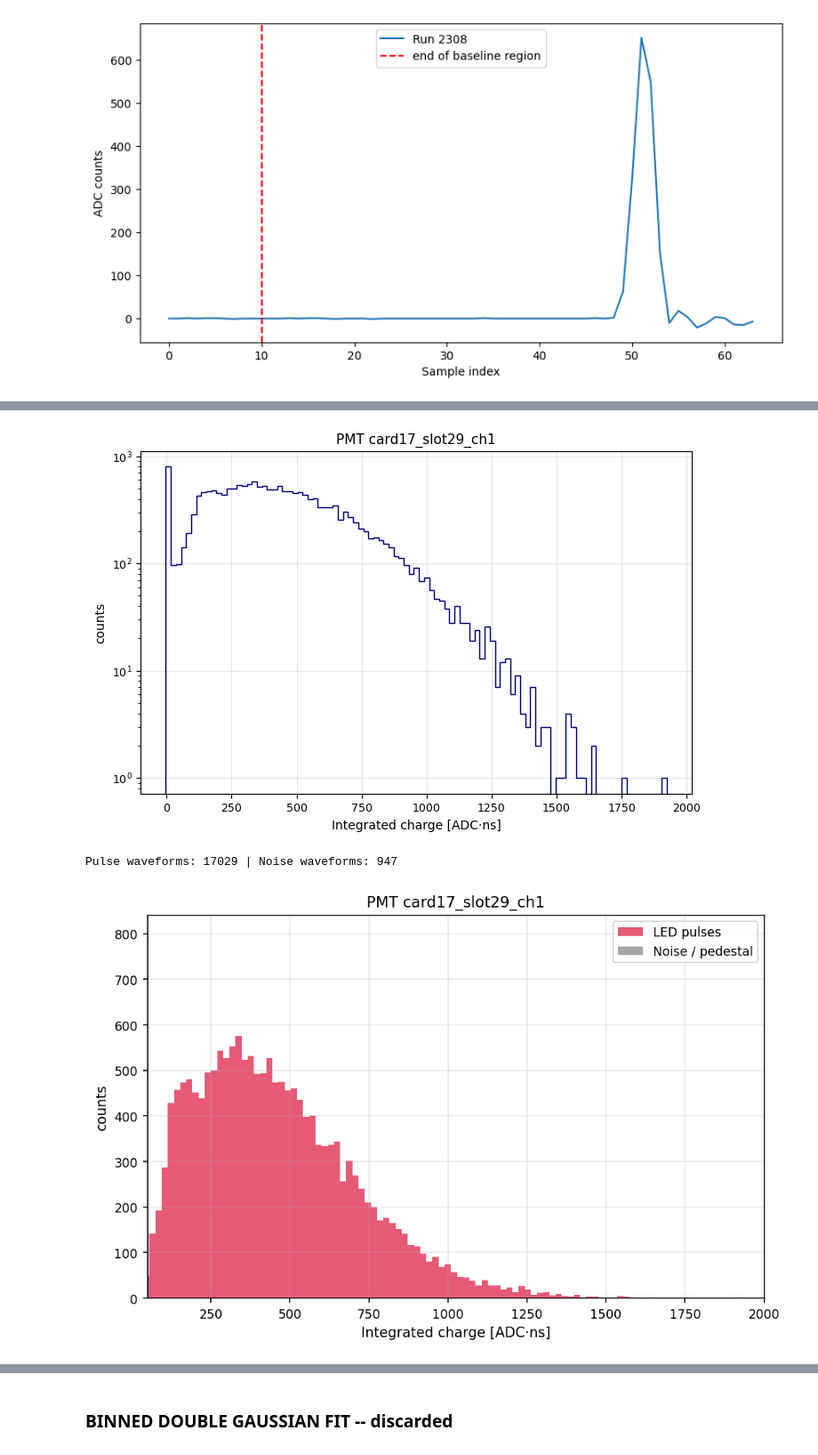
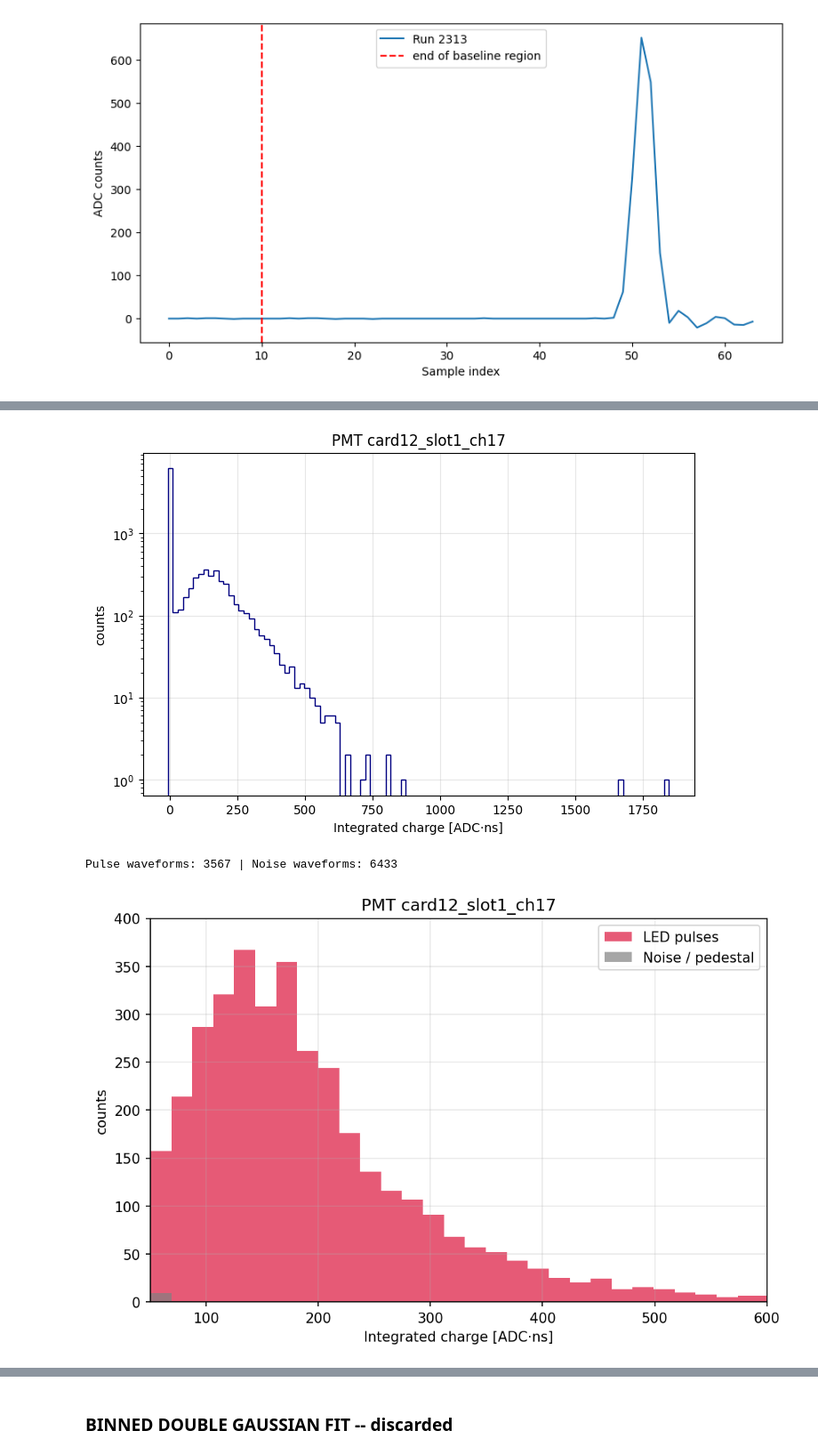
Before and after one commit to elenaramos44/WCTE_MC-Data_Validation_with_GAIN_Calibration, a Jupyter notebook: CALIBRATION.ipynb, the cells around one changed output, grey strips where cells are left out. Shown at 89% size. Drawn from its saved outputs; the diff is of its cells as text; code cells hidden in the pictures.

```diff
--- a/CALIBRATION.ipynb
+++ b/CALIBRATION.ipynb
@@ -1230,7 +1230,9 @@ plt.show()
 # %% [output]
 [figure]
 # %%
-signal_dir = "/scratch/elena/WCTE_DATA_ANALYSIS/waveform_npz/run2309"
+#signal_dir = "/scratch/elena/WCTE_DATA_ANALYSIS/waveform_npz/run2309"
+
+signal_dir = "/scratch/elena/WCTE_DATA_ANALYSIS/waveform_npz/run2521"
 
 pattern = re.compile(r"card(\d+)_slot(\d+)_ch(\d+)\.npz$")
 
@@ -1422,34 +1424,35 @@ plt.show()
 bins = np.linspace(charges.min(), charges.max(), 100)
 
 #total charge distribution (integrated charge)
 plt.figure(figsize=(8,5))
 plt.hist(charges, bins=bins, histtype='step', color='navy')
 plt.xlabel("Integrated charge [ADC·ns]")
 plt.ylabel("counts")
 plt.yscale("log")
 #plt.xlim(-100, 500)
 plt.title(f"PMT {pmt_label}")
 plt.grid(True, alpha=0.3)
 plt.show()
 
 
 pulse_mask = np.array([len(p) > 0 for p in all_peaks])
 noise_mask = ~pulse_mask
 
 print(f"Pulse waveforms: {np.sum(pulse_mask)} | Noise waveforms: {np.sum(noise_mask)}")
 
 plt.figure(figsize=(8,5), dpi=150)
 plt.hist(charges[pulse_mask], bins=bins, color='crimson', alpha=0.7, label='LED pulses')
 plt.hist(charges[noise_mask], bins=bins, color='gray', alpha=0.7, label='Noise / pedestal')
 plt.xlabel("Integrated charge [ADC·ns]")
 plt.ylabel("counts")
 #plt.yscale("log")
-plt.xlim(50, 2000)
+plt.xlim(50, 600)
+plt.ylim(0,400)
 plt.title(f"PMT {pmt_label}")
 plt.legend()
 plt.grid(True, alpha=0.3)
 plt.show()
 # %% [output]
-[figure, old version]
+[figure, new version]
-Pulse waveforms: 17029 | Noise waveforms: 947
+Pulse waveforms: 3567 | Noise waveforms: 6433
-[figure, old version]
+[figure, new version]
```
Also changed, not shown: parts of 20 cells of this notebook, 2 other files.
